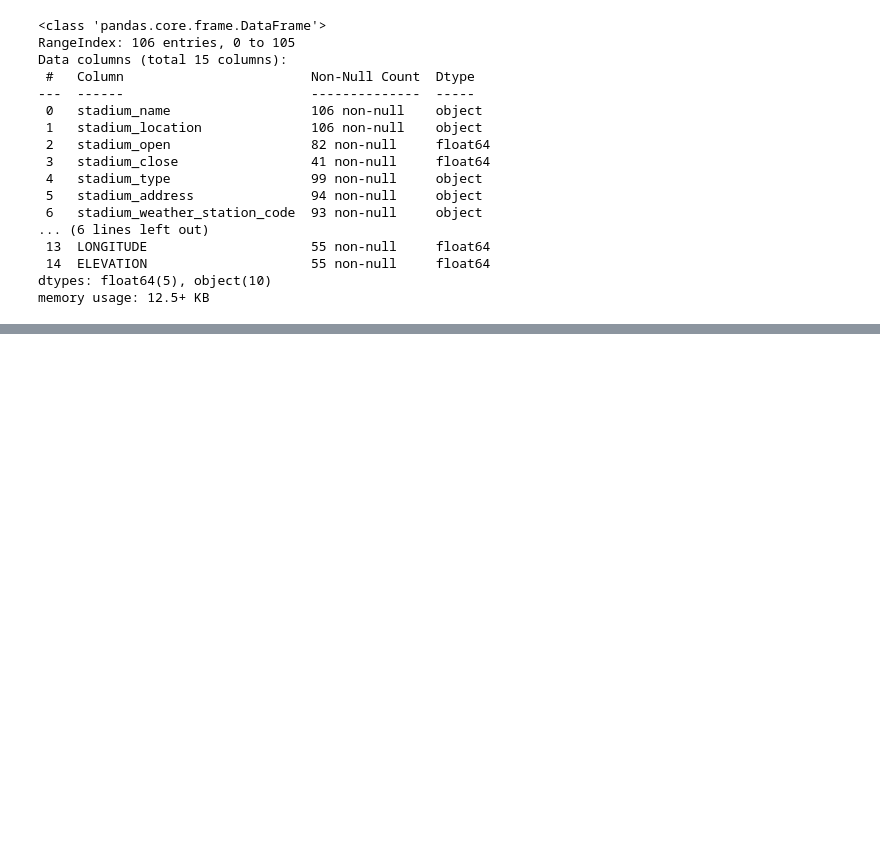
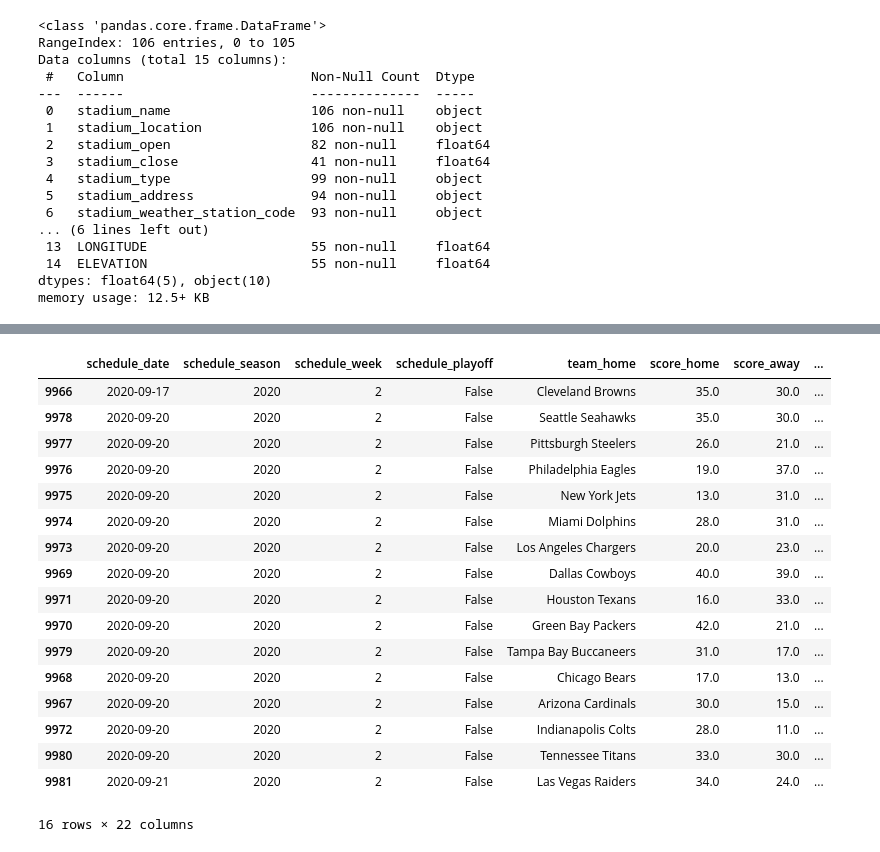
Before and after one commit to CooperWThompson/NFL-Gambling-Project, a Jupyter notebook: Cooper/Untitled.ipynb, the cells around one changed output, grey strips where cells are left out. Cells and saved outputs as stored; diff of their text form; code cells hidden in the pictures; blank space fills up the shorter version.

```diff
--- a/Cooper/Untitled.ipynb
+++ b/Cooper/Untitled.ipynb
@@ -607,0 +1063,3 @@ test
+# %%
+df_n['ELEVATION'] = elevation
+df_n
@@ -607,0 +1125,22 @@ test
+# %%
+for stadium in list(range(0,10498)):
+    if stadiums[stadium] == 'Ford Field':
+        elevation[stadium] = 184.0
+    elif stadiums[stadium] == 'U.S. Bank Stadium':
+        elevation[stadium] = 255.0
+    elif stadiums[stadium] == 'SoFi Stadium':
+        elevation[stadium] = 38.0
+    elif stadiums[stadium] == 'Mercedes-Benz Stadium':
+        elevation[stadium] = 307.0
+    elif stadiums[stadium] == 'Allegiant Stadium':
+        elevation[stadium] = 613.0
+    elif stadiums[stadium] == 'TIAA Bank Field':
+        elevation[stadium] = 7.0
+    elif stadiums[stadium] == 'Highmark Stadium':
+        elevation[stadium] = 178.0
+    elif stadiums[stadium] == 'Lumen Field':
+        elevation[stadium] = 5.0
+    elif stadiums[stadium] == 'Caesars Superdome':
+        elevation[stadium] = 1.0
+    elif stadiums[stadium] == 'FedEx Field':
+        elevation[stadium] = 60.0
@@ -607,0 +1167,3 @@ test
+# %%
+df_n['ELEVATION'] = elevation
+df_n
@@ -607,0 +1208,2 @@ test
+# %%
+df_n = df_n.rename(columns = {'ELEVATION':'game_elevation'})
@@ -607,0 +1246,21 @@ test
+# %%
+df_n.loc[(df_n['schedule_season'] == 2020) & (df_n['schedule_week'] == '2')]
+# %% [output]
+|  | schedule_date | schedule_season | schedule_week | schedule_playoff | team_home | score_home | score_away | ... |
+| 9966 | 2020-09-17 | 2020 | 2 | False | Cleveland Browns | 35.0 | 30.0 | ... |
+| 9978 | 2020-09-20 | 2020 | 2 | False | Seattle Seahawks | 35.0 | 30.0 | ... |
+| 9977 | 2020-09-20 | 2020 | 2 | False | Pittsburgh Steelers | 26.0 | 21.0 | ... |
+| 9976 | 2020-09-20 | 2020 | 2 | False | Philadelphia Eagles | 19.0 | 37.0 | ... |
+| 9975 | 2020-09-20 | 2020 | 2 | False | New York Jets | 13.0 | 31.0 | ... |
+| 9974 | 2020-09-20 | 2020 | 2 | False | Miami Dolphins | 28.0 | 31.0 | ... |
+| 9973 | 2020-09-20 | 2020 | 2 | False | Los Angeles Chargers | 20.0 | 23.0 | ... |
+| 9969 | 2020-09-20 | 2020 | 2 | False | Dallas Cowboys | 40.0 | 39.0 | ... |
+| 9971 | 2020-09-20 | 2020 | 2 | False | Houston Texans | 16.0 | 33.0 | ... |
+| 9970 | 2020-09-20 | 2020 | 2 | False | Green Bay Packers | 42.0 | 21.0 | ... |
+| 9979 | 2020-09-20 | 2020 | 2 | False | Tampa Bay Buccaneers | 31.0 | 17.0 | ... |
+| 9968 | 2020-09-20 | 2020 | 2 | False | Chicago Bears | 17.0 | 13.0 | ... |
+| 9967 | 2020-09-20 | 2020 | 2 | False | Arizona Cardinals | 30.0 | 15.0 | ... |
+| 9972 | 2020-09-20 | 2020 | 2 | False | Indianapolis Colts | 28.0 | 11.0 | ... |
+| 9980 | 2020-09-20 | 2020 | 2 | False | Tennessee Titans | 33.0 | 30.0 | ... |
+| 9981 | 2020-09-21 | 2020 | 2 | False | Las Vegas Raiders | 34.0 | 24.0 | ... |
+16 rows × 22 columns
```
Also changed, not shown: parts of 162 cells of this notebook.
